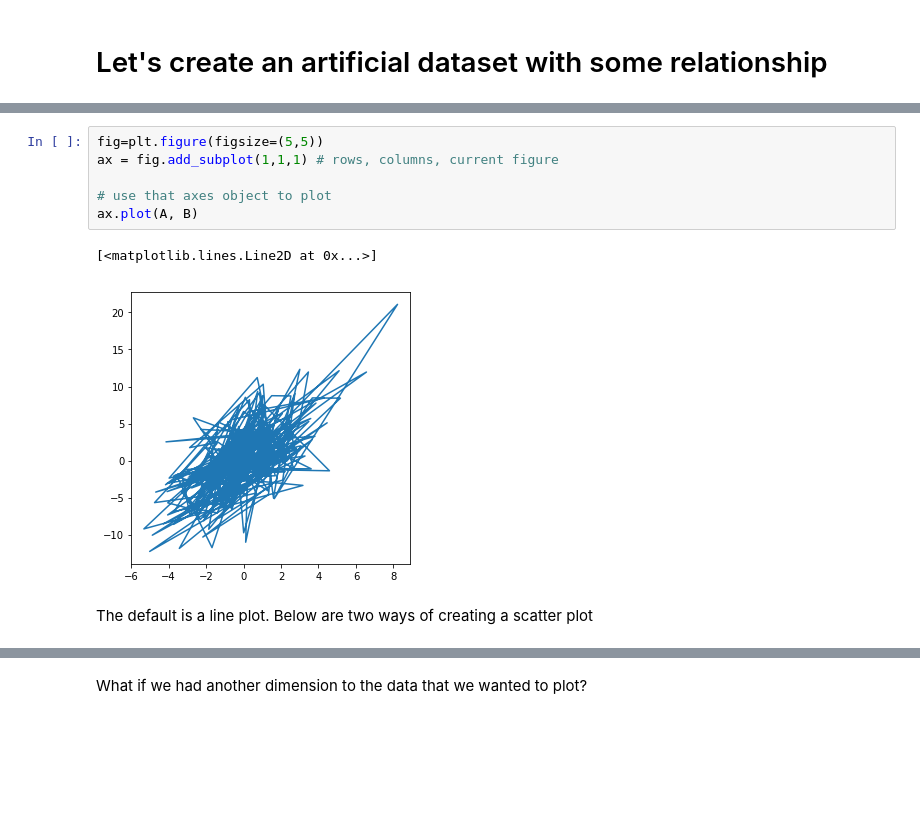
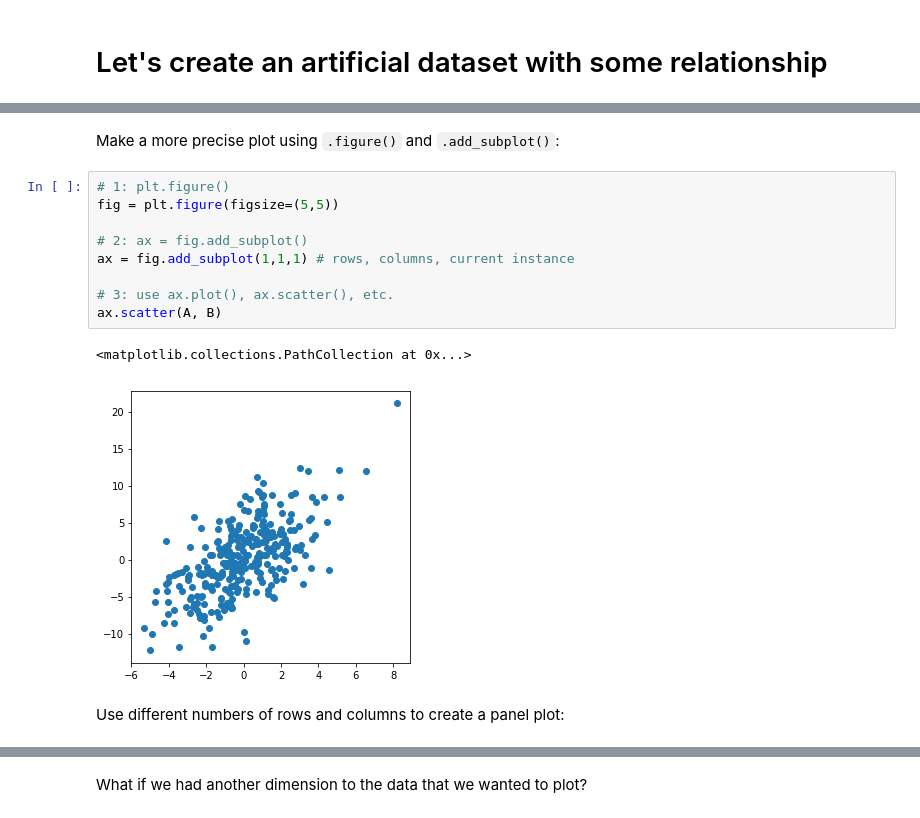
Before and after one commit to bairdlangenbrunner/ESS-Python-Tutorial, a Jupyter notebook: materials/week4/3-More_xyplotting.ipynb, the cells around one changed output, grey strips where cells are left out. Saved outputs shown, nothing was run; the diff lists cells and outputs as text; blank space fills up the shorter version.

````diff
--- a/materials/week4/3-More_xyplotting.ipynb
+++ b/materials/week4/3-More_xyplotting.ipynb
@@ -17,12 +20,17 @@ B=A*1.5+np.random.normal(scale=4,size=(300))
+# %% [markdown]
+Make a more precise plot using ```.figure()``` and ```.add_subplot()```:
 # %%
-fig=plt.figure(figsize=(5,5))
-ax = fig.add_subplot(1,1,1) # rows, columns, current figure
+# 1: plt.figure()
+fig = plt.figure(figsize=(5,5))
 
-# use that axes object to plot
-ax.plot(A, B)
+# 2: ax = fig.add_subplot()
+ax = fig.add_subplot(1,1,1) # rows, columns, current instance
+
+# 3: use ax.plot(), ax.scatter(), etc.
+ax.scatter(A, B)
 # %% [output]
-[<matplotlib.lines.Line2D at 0x...>]
+<matplotlib.collections.PathCollection at 0x...>
-[figure, old version]
+[figure, new version]
-# %% [markdown]
-The default is a line plot. Below are two ways of creating a scatter plot
+# %% [markdown]
+Use different numbers of rows and columns to create a panel plot:
 # %%
````
Also changed, not shown: parts of 25 cells of this notebook, 4 other files.
